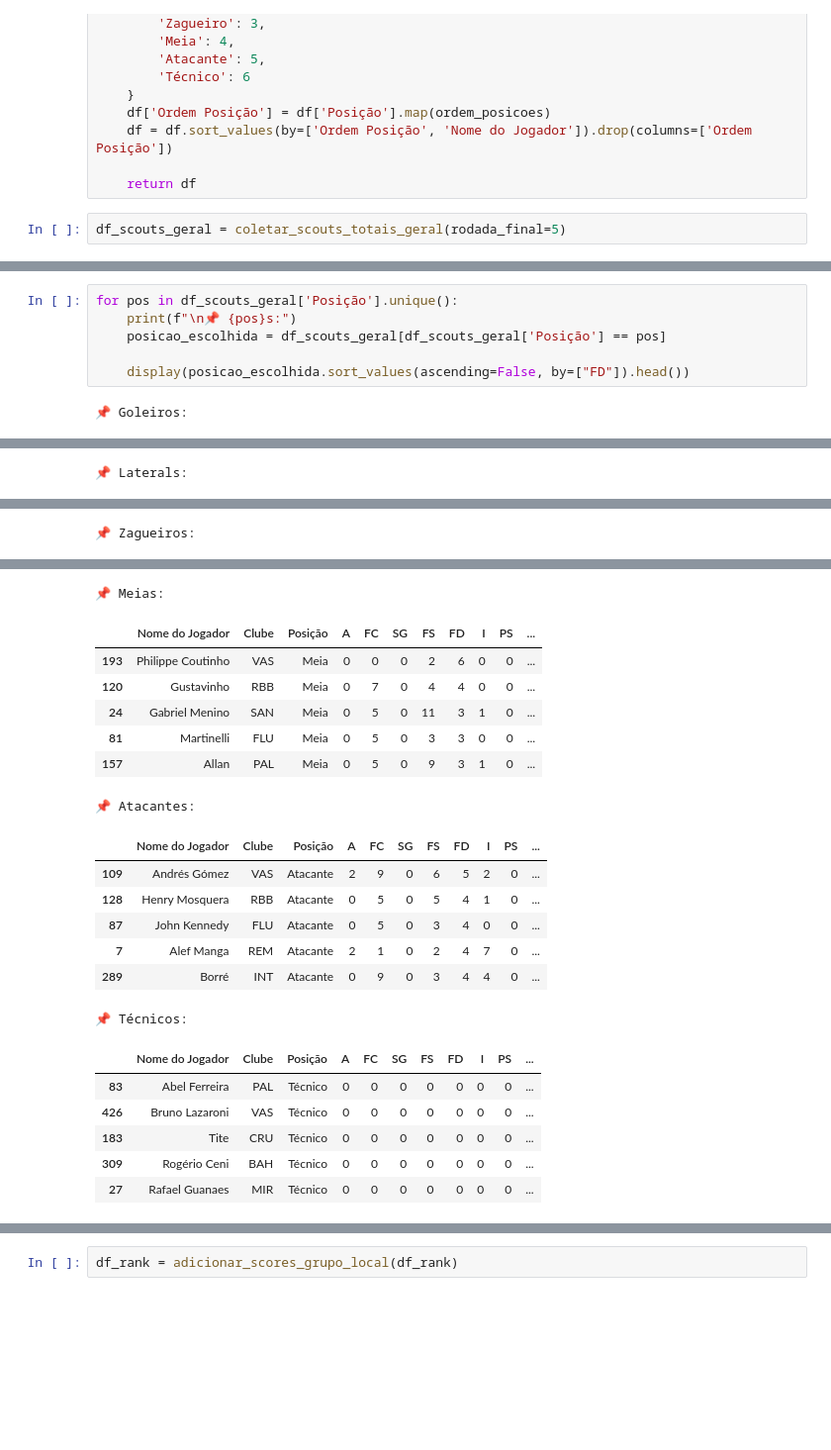
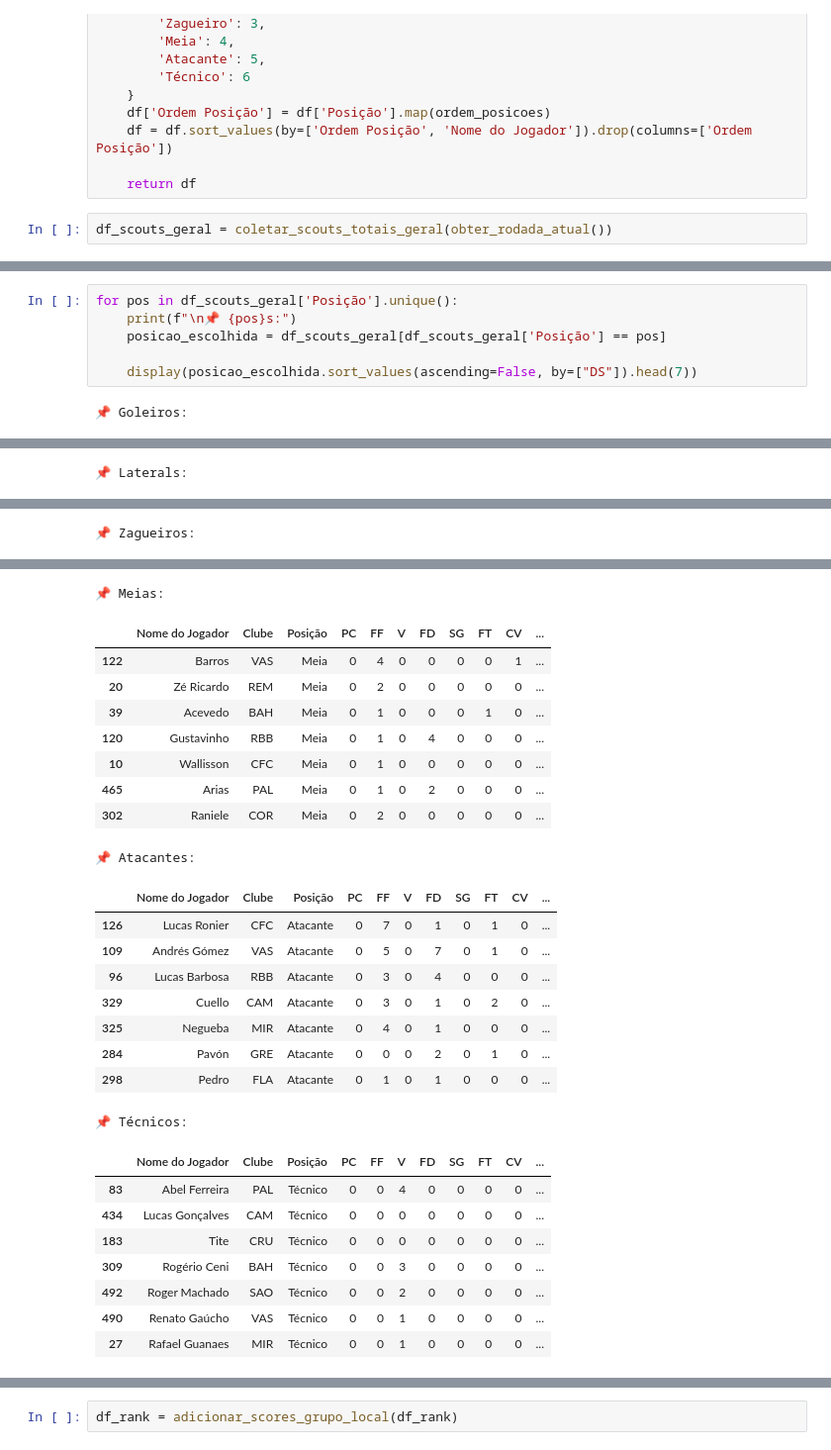
Before and after one commit to FernandoBC23/cartola_2026, a Jupyter notebook: scouts/datasets_scouts/busca_scouts.ipynb, the cells around one changed output, grey strips where cells are left out. Shown at 99% size. Drawn from its saved outputs; the diff is of its cells as text; blank space fills up the shorter version.

```diff
--- a/scouts/datasets_scouts/busca_scouts.ipynb
+++ b/scouts/datasets_scouts/busca_scouts.ipynb
@@ -848,7 +887,7 @@ def coletar_scouts_totais_geral(rodada_final=38):
 
     return df
 # %%
-df_scouts_geral = coletar_scouts_totais_geral(rodada_final=5)
+df_scouts_geral = coletar_scouts_totais_geral(obter_rodada_atual())
 # %% [output]
 🔄 Coletando scouts da rodada 1
 🔄 Coletando scouts da rodada 2
@@ -861,6 +902,6 @@ for pos in df_scouts_geral['Posição'].unique():
     print(f"\n📌 {pos}s:")
     posicao_escolhida = df_scouts_geral[df_scouts_geral['Posição'] == pos]
 
-    display(posicao_escolhida.sort_values(ascending=False, by=["FD"]).head())
+    display(posicao_escolhida.sort_values(ascending=False, by=["DS"]).head(7))
 # %% [output]
 📌 Goleiros:
@@ -887,24 +934,30 @@ for pos in df_scouts_geral['Posição'].unique():
 📌 Meias:
-|  | Nome do Jogador | Clube | Posição | A | FC | SG | FS | FD | I | PS | ... |
-| 193 | Philippe Coutinho | VAS | Meia | 0 | 0 | 0 | 2 | 6 | 0 | 0 | ... |
-| 120 | Gustavinho | RBB | Meia | 0 | 7 | 0 | 4 | 4 | 0 | 0 | ... |
-| 24 | Gabriel Menino | SAN | Meia | 0 | 5 | 0 | 11 | 3 | 1 | 0 | ... |
-| 81 | Martinelli | FLU | Meia | 0 | 5 | 0 | 3 | 3 | 0 | 0 | ... |
-| 157 | Allan | PAL | Meia | 0 | 5 | 0 | 9 | 3 | 1 | 0 | ... |
+|  | Nome do Jogador | Clube | Posição | PC | FF | V | FD | SG | FT | CV | ... |
+| 122 | Barros | VAS | Meia | 0 | 4 | 0 | 0 | 0 | 0 | 1 | ... |
+| 20 | Zé Ricardo | REM | Meia | 0 | 2 | 0 | 0 | 0 | 0 | 0 | ... |
+| 39 | Acevedo | BAH | Meia | 0 | 1 | 0 | 0 | 0 | 1 | 0 | ... |
+| 120 | Gustavinho | RBB | Meia | 0 | 1 | 0 | 4 | 0 | 0 | 0 | ... |
+| 10 | Wallisson | CFC | Meia | 0 | 1 | 0 | 0 | 0 | 0 | 0 | ... |
+| 465 | Arias | PAL | Meia | 0 | 1 | 0 | 2 | 0 | 0 | 0 | ... |
+| 302 | Raniele | COR | Meia | 0 | 2 | 0 | 0 | 0 | 0 | 0 | ... |
 📌 Atacantes:
-|  | Nome do Jogador | Clube | Posição | A | FC | SG | FS | FD | I | PS | ... |
-| 109 | Andrés Gómez | VAS | Atacante | 2 | 9 | 0 | 6 | 5 | 2 | 0 | ... |
-| 128 | Henry Mosquera | RBB | Atacante | 0 | 5 | 0 | 5 | 4 | 1 | 0 | ... |
-| 87 | John Kennedy | FLU | Atacante | 0 | 5 | 0 | 3 | 4 | 0 | 0 | ... |
-| 7 | Alef Manga | REM | Atacante | 2 | 1 | 0 | 2 | 4 | 7 | 0 | ... |
-| 289 | Borré | INT | Atacante | 0 | 9 | 0 | 3 | 4 | 4 | 0 | ... |
+|  | Nome do Jogador | Clube | Posição | PC | FF | V | FD | SG | FT | CV | ... |
+| 126 | Lucas Ronier | CFC | Atacante | 0 | 7 | 0 | 1 | 0 | 1 | 0 | ... |
+| 109 | Andrés Gómez | VAS | Atacante | 0 | 5 | 0 | 7 | 0 | 1 | 0 | ... |
+| 96 | Lucas Barbosa | RBB | Atacante | 0 | 3 | 0 | 4 | 0 | 0 | 0 | ... |
+| 329 | Cuello | CAM | Atacante | 0 | 3 | 0 | 1 | 0 | 2 | 0 | ... |
+| 325 | Negueba | MIR | Atacante | 0 | 4 | 0 | 1 | 0 | 0 | 0 | ... |
+| 284 | Pavón | GRE | Atacante | 0 | 0 | 0 | 2 | 0 | 1 | 0 | ... |
+| 298 | Pedro | FLA | Atacante | 0 | 1 | 0 | 1 | 0 | 0 | 0 | ... |
 📌 Técnicos:
-|  | Nome do Jogador | Clube | Posição | A | FC | SG | FS | FD | I | PS | ... |
-| 83 | Abel Ferreira | PAL | Técnico | 0 | 0 | 0 | 0 | 0 | 0 | 0 | ... |
-| 426 | Bruno Lazaroni | VAS | Técnico | 0 | 0 | 0 | 0 | 0 | 0 | 0 | ... |
+|  | Nome do Jogador | Clube | Posição | PC | FF | V | FD | SG | FT | CV | ... |
+| 83 | Abel Ferreira | PAL | Técnico | 0 | 0 | 4 | 0 | 0 | 0 | 0 | ... |
+| 434 | Lucas Gonçalves | CAM | Técnico | 0 | 0 | 0 | 0 | 0 | 0 | 0 | ... |
 | 183 | Tite | CRU | Técnico | 0 | 0 | 0 | 0 | 0 | 0 | 0 | ... |
-| 309 | Rogério Ceni | BAH | Técnico | 0 | 0 | 0 | 0 | 0 | 0 | 0 | ... |
-| 27 | Rafael Guanaes | MIR | Técnico | 0 | 0 | 0 | 0 | 0 | 0 | 0 | ... |
+| 309 | Rogério Ceni | BAH | Técnico | 0 | 0 | 3 | 0 | 0 | 0 | 0 | ... |
+| 492 | Roger Machado | SAO | Técnico | 0 | 0 | 2 | 0 | 0 | 0 | 0 | ... |
+| 490 | Renato Gaúcho | VAS | Técnico | 0 | 0 | 1 | 0 | 0 | 0 | 0 | ... |
+| 27 | Rafael Guanaes | MIR | Técnico | 0 | 0 | 1 | 0 | 0 | 0 | 0 | ... |
 # %%
 from collections import defaultdict
 import requests
```
Also changed, not shown: parts of 41 cells of this notebook, 36 other files.
